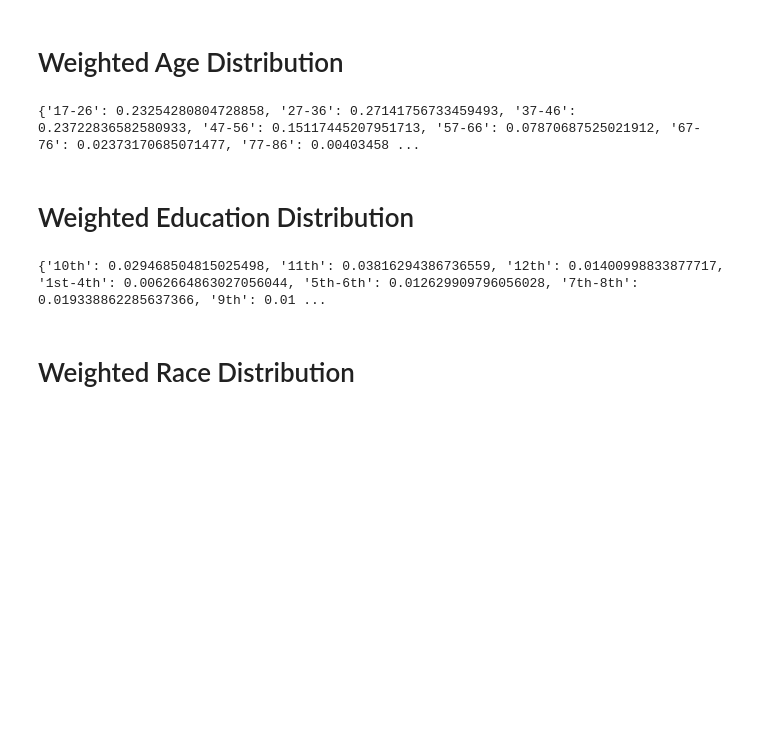
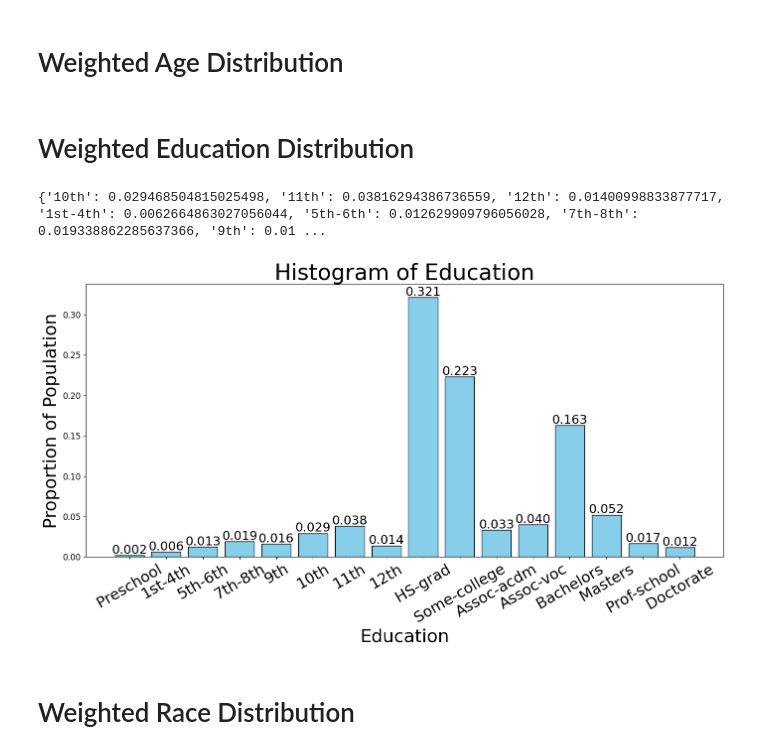
Before and after one commit to xHuGODx/TAA-Project, a Jupyter notebook: adult_dataset.ipynb, the cells around one changed output. Saved outputs shown, nothing was run; the diff lists cells and outputs as text; code cells hidden in the pictures; blank space fills up the shorter version.

```diff
--- a/adult_dataset.ipynb
+++ b/adult_dataset.ipynb
@@ -153,16 +159,54 @@ for start, end in age_bins:
     age_ranges[label] = sum(age_distribution.get(age, 0) for age in range(start, end + 1))
 
 print(age_ranges)
+
+# Histogram of age distribution
+labels = list(age_ranges.keys())
+values = list(age_ranges.values())
+
+plt.figure(figsize=(10, 8))
+plt.bar(labels, values, color='skyblue', edgecolor='black')
+
+plt.title('Age Distribution Histogram', fontsize=28)
+plt.xlabel('Age Ranges', fontsize=22)
+plt.ylabel('Proportion of Population', fontsize=22)
+plt.xticks(rotation=30, fontsize=18)
+plt.yticks(fontsize=12)
+
+for i, value in enumerate(values):
+    plt.text(i, value + 0.002, f'{value:.3f}', ha='center', fontsize=18)
+
+plt.tight_layout()
+plt.show()
-# %% [output]
-{'17-26': 0.23254280804728858, '27-36': 0.27141756733459493, '37-46': 0.23722836582580933, '47-56': 0.15117445207951713, '57-66': 0.07870687525021912, '67-76': 0.02373170685071477, '77-86': 0.00403458 ...
 # %% [markdown]
 # Weighted Education Distribution
 # %%
 
 education_distribution = (df.groupby('education')['fnlwgt'].sum() / total_fnlwgt).to_dict()
 print(education_distribution)
+
+education_order = [
+    'Preschool', '1st-4th', '5th-6th', '7th-8th', '9th', '10th', '11th', '12th',
+    'HS-grad', 'Some-college', 'Assoc-acdm', 'Assoc-voc',
+    'Bachelors', 'Masters', 'Prof-school', 'Doctorate'
+]
+labels = [ed for ed in education_order if ed in education_distribution]
+values = [education_distribution[ed] for ed in labels]
+
+plt.figure(figsize=(14, 8))
+plt.bar(labels, values, color='skyblue', edgecolor='black')
+plt.title('Histogram of Education', fontsize=32)
+plt.xlabel('Education', fontsize=26)
+plt.ylabel('Proportion of Population', fontsize=26)
+plt.xticks(rotation=30, fontsize=22)
+plt.yticks(fontsize=12)
+for i, value in enumerate(values):
+    plt.text(i, value + 0.002, f'{value:.3f}', ha='center', fontsize=18)
+plt.tight_layout()
+plt.show()
 # %% [output]
 {'10th': 0.029468504815025498, '11th': 0.03816294386736559, '12th': 0.01400998833877717, '1st-4th': 0.0062664863027056044, '5th-6th': 0.012629909796056028, '7th-8th': 0.019338862285637366, '9th': 0.01 ...
+[figure, added]
 # %% [markdown]
 # Weighted Race Distribution
 # %%
```
Also changed, not shown: parts of 9 cells of this notebook.
